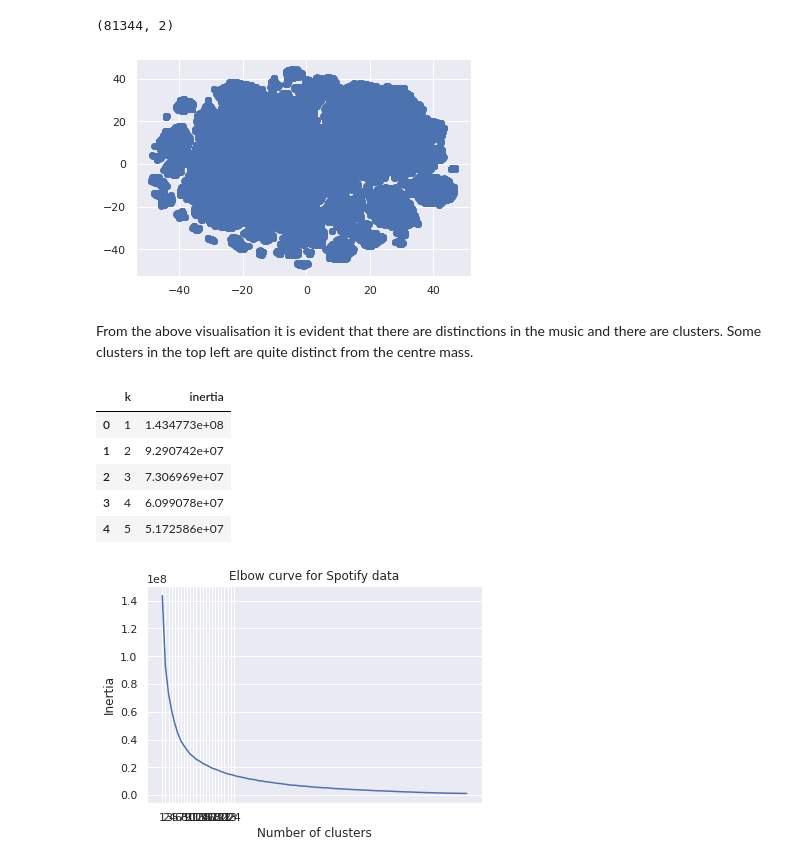
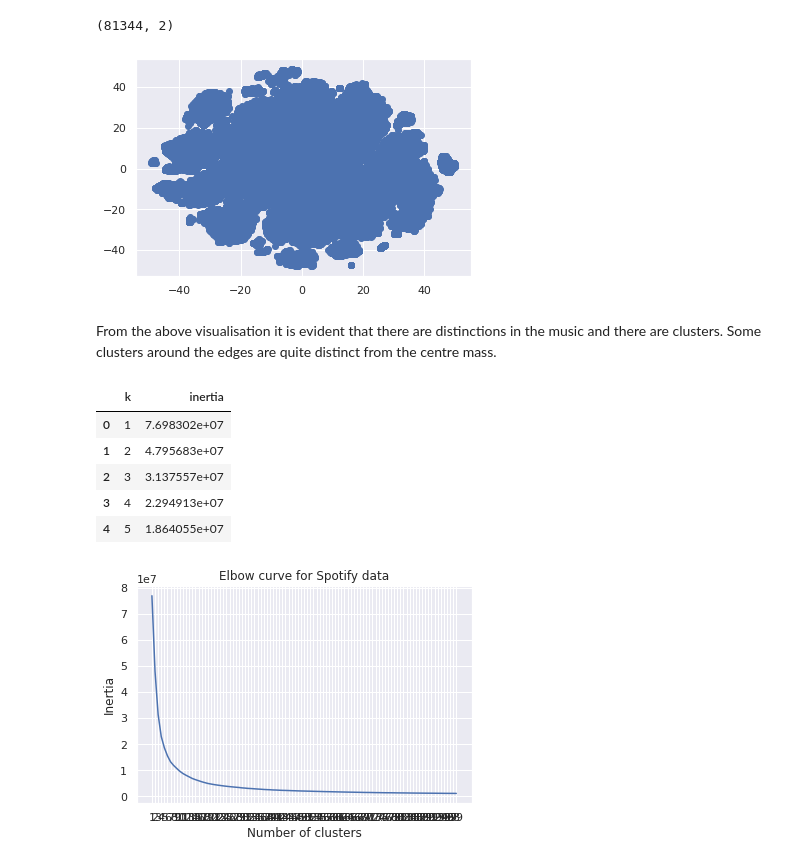
Before and after one commit to angelaalexandersmith/Project4_Spotify-Data, a Jupyter notebook: Project4_Spotify.ipynb, the cells around one changed output. Saved outputs shown, nothing was run; the diff lists cells and outputs as text; code cells hidden in the pictures.

```diff
--- a/Project4_Spotify.ipynb
+++ b/Project4_Spotify.ipynb
@@ -649,7 +649,7 @@ scaler = StandardScaler()
 scaled_data = scaler.fit_transform(categorise)
 # %%
 # Initialise PCA model
-pca = PCA(n_components=.95)
+pca = PCA(n_components=.9)
 
 # Get two principal components for the data
 df_pca = pca.fit_transform(scaled_data)
@@ -688,9 +688,9 @@ df_pca['y'] = tsne_features[:,1]
 plt.scatter(df_pca['x'], df_pca['y'])
 plt.show()
 # %% [output]
-[figure, old version]
+[figure, new version]
 # %% [markdown]
-From the above visualisation it is evident that there are distinctions in the music and there are clusters. Some clusters in the top left are quite distinct from the centre mass.
+From the above visualisation it is evident that there are distinctions in the music and there are clusters. Some clusters around the edges are quite distinct from the centre mass.
 # %%
 inertia = []
 k = list(range(1, 100))
@@ -707,21 +707,21 @@ df_elbow = pd.DataFrame(elbow_data)
 df_elbow.head()
 # %% [output]
 |  | k | inertia |
-| 0 | 1 | 1.434773e+08 |
-| 1 | 2 | 9.290742e+07 |
-| 2 | 3 | 7.306969e+07 |
-| 3 | 4 | 6.099078e+07 |
-| 4 | 5 | 5.172586e+07 |
+| 0 | 1 | 7.698302e+07 |
+| 1 | 2 | 4.795683e+07 |
+| 2 | 3 | 3.137557e+07 |
+| 3 | 4 | 2.294913e+07 |
+| 4 | 5 | 1.864055e+07 |
 # %%
 # Plot the elbow curve to find the best candidate(s) for k
 plt.plot(df_elbow['k'], df_elbow['inertia'])
-plt.xticks(range(1,25))
+plt.xticks(range(1,100))
 plt.xlabel('Number of clusters')
 plt.ylabel('Inertia')
 plt.title('Elbow curve for Spotify data')
 plt.show()
 # %% [output]
-[figure, old version]
+[figure, new version]
 # %%
 def get_clusters(k, data):
     # Initialise the K-Means model
```
Also changed, not shown: parts of 8 cells of this notebook, 1 other file.
